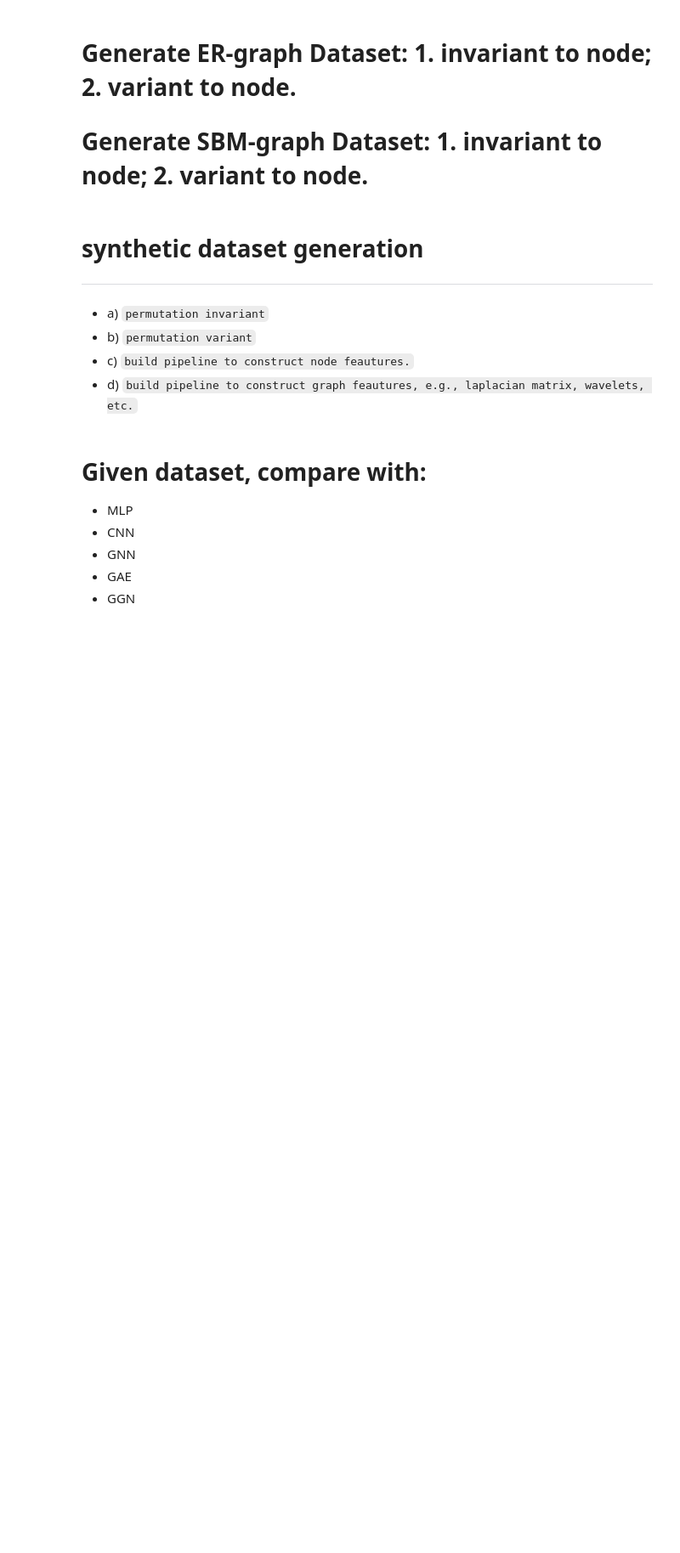
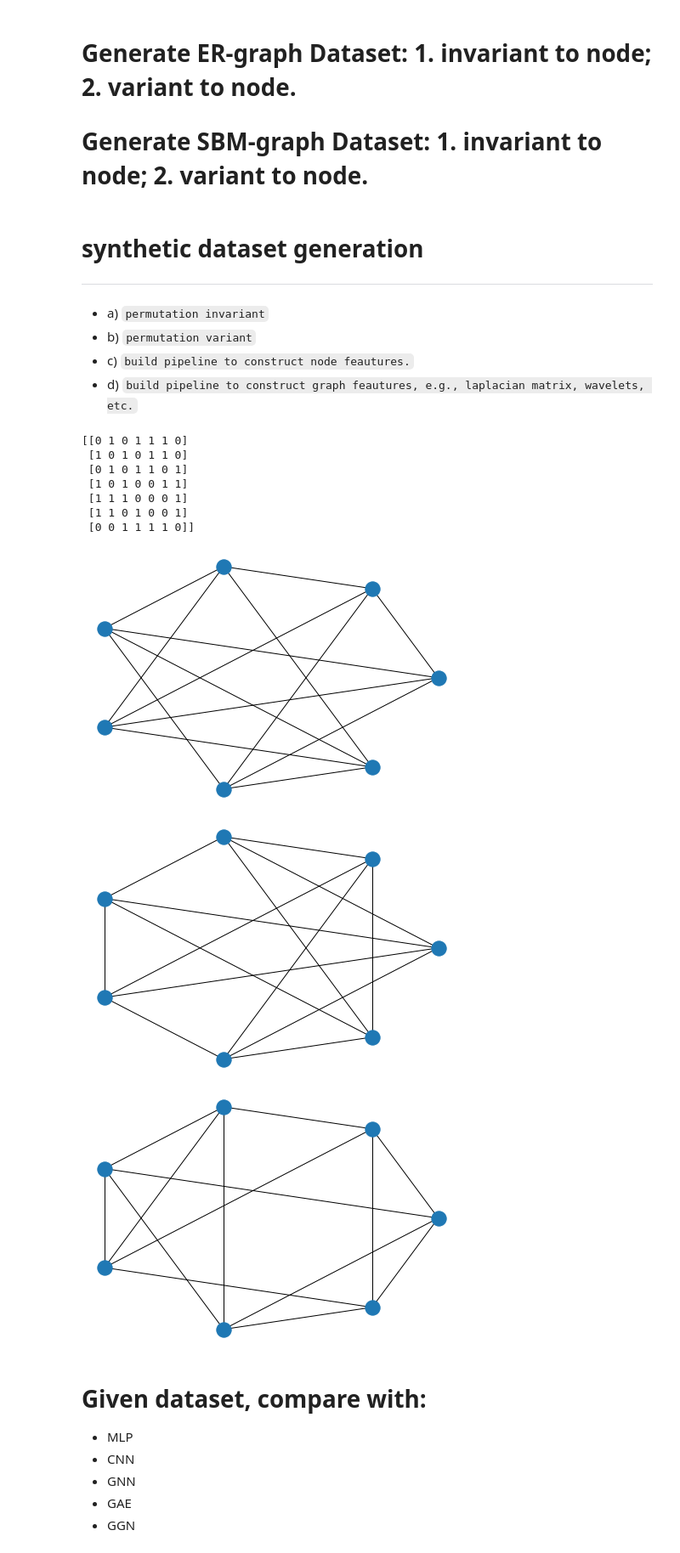
Before and after one commit to ICLab4DL/GNNBenchEffectiveness, a Jupyter notebook: benchmark_cc_d.ipynb, the cells around one changed output. Shown at 85% size. Cells and saved outputs as stored; diff of their text form; code cells hidden in the pictures; blank space fills up the shorter version.

```diff
--- a/benchmark_cc_d.ipynb
+++ b/benchmark_cc_d.ipynb
@@ -331,18 +331,17 @@ def random_connect_graph(graph_list:list):
 
 
 def generate_circulant_graph_samples(each_class_num:int, N:int, S:list):
-    class_num = len(S)
     samples = []
     for s in S:
         g = nx.circulant_graph(N, [1, s])
-        pers = set()
+        # pers = set()
         # if each_class_num < math.factorial(N):
         #     uniq_per = set()
         #     while len(uniq_per) < each_class_num:
         #         per = np.random.permutation(list(np.arange(0, 8)))
         #         pers.add()
         # else:
-        pers = [np.random.permutation(list(np.arange(0, 8))) for _ in range(each_class_num)]
+        pers = [np.random.permutation(list(np.arange(0, N))) for _ in range(each_class_num)]
 
         A_g = nx.to_scipy_sparse_matrix(g).todense()
         # Permutate:
@@ -519,36 +518,55 @@ def node_cc_feature(adj):
 math.factorial(4)
 # %%
 
-train_adjs, train_y, test_adjs, test_y = generate_circulant_graph_samples(5, 8, S=[3])
+train_adjs, train_y, test_adjs, test_y = generate_circulant_graph_samples(4, N=7, S=[2, 3, 4])
+nx.draw_circular(nx.from_numpy_array(train_adjs[0].todense()))
+print(train_adjs[0].todense())
+plt.figure()
+nx.draw_circular(nx.from_numpy_array(train_adjs[1].todense()))
+plt.figure()
+nx.draw_circular(nx.from_numpy_array(train_adjs[2].todense()))
 
-# TODO: Permutation
-per = np.random.permutation(list(np.arange(0, 8)))
-A = train_adjs[0].todense()
-print('A', A)
-A = A[per, :]
-A = A[:, per]
+# # TODO: Permutation
+# per = np.random.permutation(list(np.arange(0, 8)))
+# A = train_adjs[0].todense()
+# print('A', A)
+# A = A[per, :]
+# A = A[:, per]
 
-gp = nx.from_numpy_array(A)
-Ap = nx.to_scipy_sparse_matrix(gp)
-print('A per:', Ap.todense())
+# gp = nx.from_numpy_array(A)
+# Ap = nx.to_scipy_sparse_matrix(gp)
+# print('A per:', Ap.todense())
 
 
-def test2(f):
-    def wrap(adj, **xargs):
-        return f(adj, **xargs)
-    return wrap
+# def test2(f):
+#     def wrap(adj, **xargs):
+#         return f(adj, **xargs)
+#     return wrap
 
-@test2
-def test(adj, tt=0):
-    print('tt is',tt)
+# @test2
+# def test(adj, tt=0):
+#     print('tt is',tt)
 
-def test1(**xargs):
-    a = xargs
-    print('type:', a is None)
-    test('adj', **a)
+# def test1(**xargs):
+#     a = xargs
+#     print('type:', a is None)
+#     test('adj', **a)
 
 
-test1()
+# test1()
+g = nx.circulant_graph(11, [1, 5])
+# nx.draw_circular(g)
+# %% [output]
+[[0 1 0 1 1 1 0]
+ [1 0 1 0 1 1 0]
+ [0 1 0 1 1 0 1]
+ [1 0 1 0 0 1 1]
+ [1 1 1 0 0 0 1]
+ [1 1 0 1 0 0 1]
+ [0 0 1 1 1 1 0]]
+[figure, added]
+[figure, added]
+[figure, added]
 # %% [markdown]
 # Given dataset, compare with:
 * MLP
```
Also changed, not shown: parts of 14 cells of this notebook.
